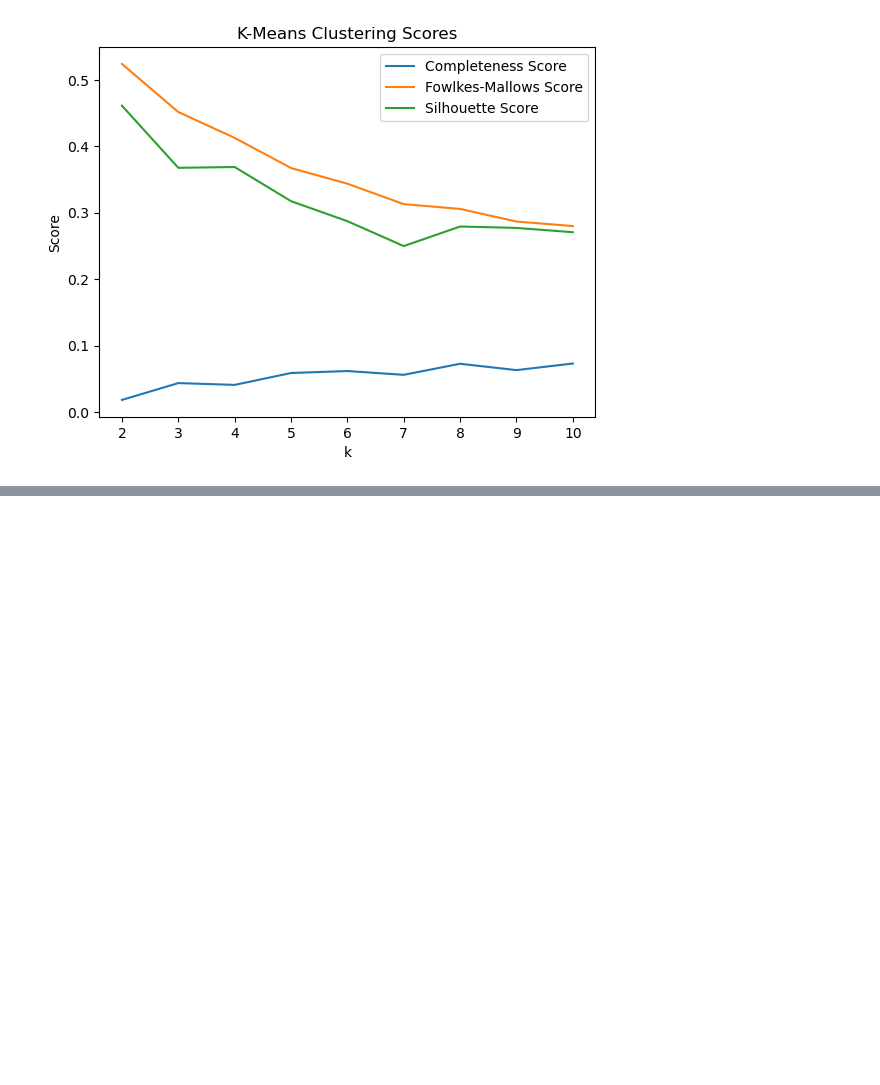
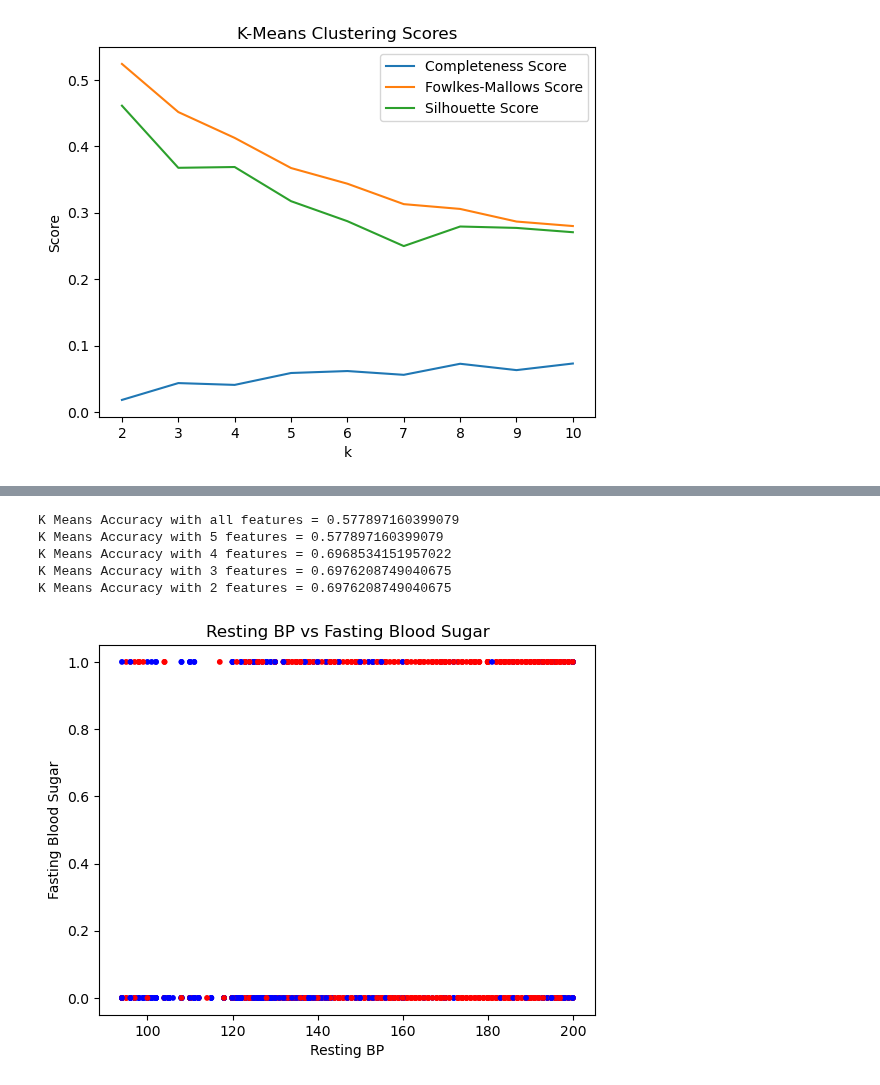
Before and after one commit to ml-cvd-prediction/ml-cvd-prediction.github.io, a Jupyter notebook: src/kmeans.ipynb, the cells around one changed output, grey strips where cells are left out. Drawn from its saved outputs; the diff is of its cells as text; code cells hidden in the pictures; blank space fills up the shorter version.

Commit message:
K-means after PCA

```diff
--- a/src/kmeans.ipynb
+++ b/src/kmeans.ipynb
@@ -104,0 +248,54 @@ plt.show()
+# %%
+# Using all features
+model = KMeans(n_clusters=2, random_state=5)
+model = model.fit(allDatapoints)
+test_clusters = model.predict(allDatapoints)
+acc_all_features = sum(test_clusters == labels) / len(allDatapoints)
+print("K Means Accuracy with all features =", max(acc_all_features, 1 - acc_all_features))
+
+# Using 5 selected features
+selected_data_5 = data[selected_features]
+model = KMeans(n_clusters=2, random_state=5)
+model = model.fit(selected_data_5)
+test_clusters = model.predict(selected_data_5)
+acc_5_features = sum(test_clusters == labels) / len(selected_data_5)
+print("K Means Accuracy with 5 features =", max(acc_5_features, 1 - acc_5_features))
+
+# Using 4 selected features
+selected_data_4 = data[selected_features[:4]]
+model = KMeans(n_clusters=2, random_state=5)
+model = model.fit(selected_data_4)
+test_clusters = model.predict(selected_data_4)
+acc_4_features = sum(test_clusters == labels) / len(selected_data_4)
+print("K Means Accuracy with 4 features =", max(acc_4_features, 1 - acc_4_features))
+
+# Using 3 selected features
+selected_data_3 = data[selected_features[:3]]
+model = KMeans(n_clusters=2, random_state=5)
+model = model.fit(selected_data_3)
+test_clusters = model.predict(selected_data_3)
+acc_3_features = sum(test_clusters == labels) / len(selected_data_3)
+print("K Means Accuracy with 3 features =", max(acc_3_features, 1 - acc_3_features))
+
+# Using 2 selected features
+selected_data_2 = data[selected_features[:2]]
+model = KMeans(n_clusters=2, random_state=5)
+model = model.fit(selected_data_2)
+test_clusters = model.predict(selected_data_2)
+acc_2_features = sum(test_clusters == labels) / len(selected_data_2)
+print("K Means Accuracy with 2 features =", max(acc_2_features, 1 - acc_2_features))
+# %% [output]
+K Means Accuracy with all features = 0.577897160399079
+K Means Accuracy with 5 features = 0.577897160399079
+K Means Accuracy with 4 features = 0.6968534151957022
+K Means Accuracy with 3 features = 0.6976208749040675
+K Means Accuracy with 2 features = 0.6976208749040675
+# %%
+colors = ['red' if target == 1 else 'blue' for target in data['target']]
+plt.scatter(data['restingBP'], data['fastingbloodsugar'], c=colors, s=10)  # s=10 sets the size of the dots
+plt.xlabel('Resting BP')
+plt.ylabel('Fasting Blood Sugar')
+plt.title('Resting BP vs Fasting Blood Sugar')
+plt.show()
+# %% [output]
+[figure, added]
```
Also changed, not shown: parts of 5 cells of this notebook, 1 other file.
